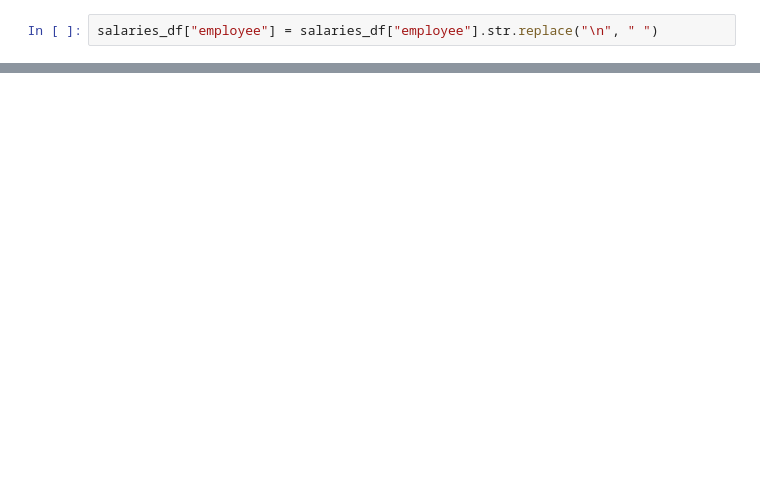
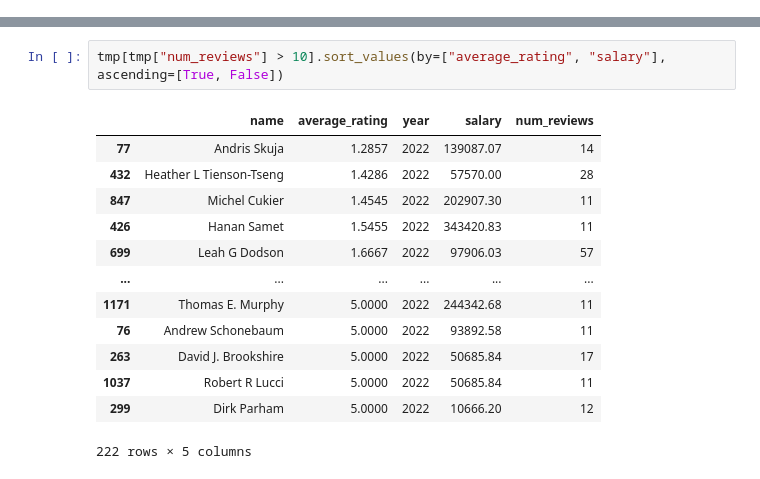
Before and after one commit to cf12/umd-cmsc320-final-tutorial, a Jupyter notebook: src/analysis.ipynb, the cells around one changed output, grey strips where cells are left out. Drawn from its saved outputs; the diff is of its cells as text; blank space fills up the shorter version.

```diff
--- a/src/analysis.ipynb
+++ b/src/analysis.ipynb
@@ -40,2 +87,0 @@ assert len(pt_df) == len(pt_df.drop_duplicates(subset=["slug"]))
-# %%
-salaries_df["employee"] = salaries_df["employee"].str.replace("\n", " ")
@@ -93,0 +215,16 @@ for name in np.random.choice(rmp_df["name"].unique(), 10):
+# %%
+tmp[tmp["num_reviews"] > 10].sort_values(by=["average_rating", "salary"], ascending=[True, False])
+# %% [output]
+|  | name | average_rating | year | salary | num_reviews |
+| 77 | Andris Skuja | 1.2857 | 2022 | 139087.07 | 14 |
+| 432 | Heather L Tienson-Tseng | 1.4286 | 2022 | 57570.00 | 28 |
+| 847 | Michel Cukier | 1.4545 | 2022 | 202907.30 | 11 |
+| 426 | Hanan Samet | 1.5455 | 2022 | 343420.83 | 11 |
+| 699 | Leah G Dodson | 1.6667 | 2022 | 97906.03 | 57 |
+| ... | ... | ... | ... | ... | ... |
+| 1171 | Thomas E. Murphy | 5.0000 | 2022 | 244342.68 | 11 |
+| 76 | Andrew Schonebaum | 5.0000 | 2022 | 93892.58 | 11 |
+| 263 | David J. Brookshire | 5.0000 | 2022 | 50685.84 | 17 |
+| 1037 | Robert R Lucci | 5.0000 | 2022 | 50685.84 | 11 |
+| 299 | Dirk Parham | 5.0000 | 2022 | 10666.20 | 12 |
+222 rows × 5 columns
```
Also changed, not shown: parts of 21 cells of this notebook.
